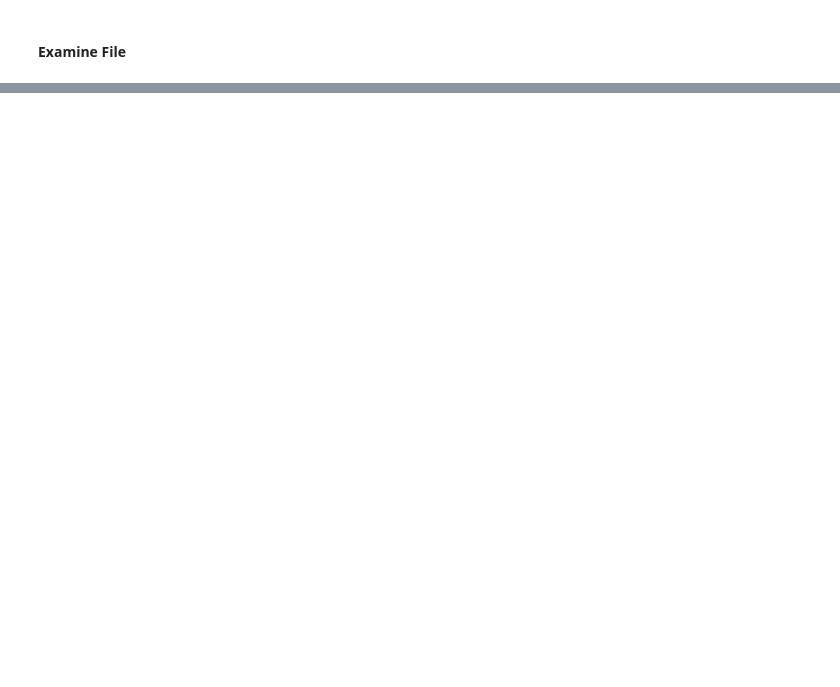
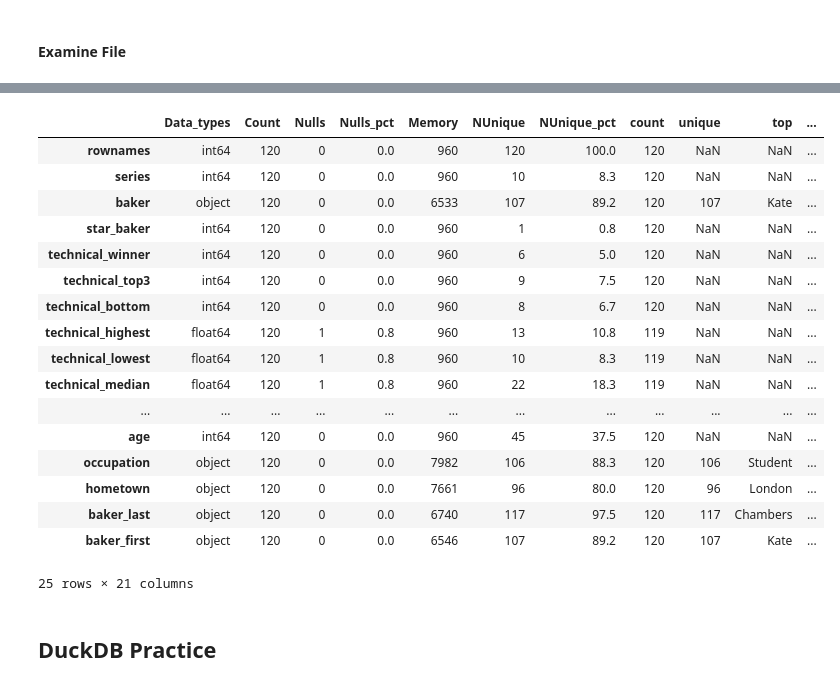
Before and after one commit to tanickell/Data-Science-Portfolio-C22, a Jupyter notebook: 00-Misc/Practice-CSV-Importing-and-Verifying.ipynb, the cells around one changed output, grey strips where cells are left out. Saved outputs shown, nothing was run; the diff lists cells and outputs as text; code cells hidden in the pictures; blank space fills up the shorter version.

Commit message:
Practice CSV Pass 03 (2026-11-12).

```diff
--- a/00-Misc/Practice-CSV-Importing-and-Verifying.ipynb
+++ b/00-Misc/Practice-CSV-Importing-and-Verifying.ipynb
@@ -57,0 +175,3 @@ rownames,year,election_result,presidential_approval,poll_average
+# %%
+url2 = "https://vincentarelbundock.github.io/Rdatasets/csv/bakeoff/bakers.csv"
+url2
@@ -255,0 +201,3 @@ cid  name      type     notnull  dflt_value  pk
+# %%
+csv_file_2 = url2.split("/")[-1]
+csv_file_2
@@ -255,0 +206,2 @@ cid  name      type     notnull  dflt_value  pk
+# %%
+df_bakers = pd.read_csv( csv_file_2 )
@@ -255,0 +246,23 @@ cid  name      type     notnull  dflt_value  pk
+# %%
+metadata.metadata( df_bakers )
+# %% [output]
+|  | Data_types | Count | Nulls | Nulls_pct | Memory | NUnique | NUnique_pct | count | unique | top | ... |
+| rownames | int64 | 120 | 0 | 0.0 | 960 | 120 | 100.0 | 120 | NaN | NaN | ... |
+| series | int64 | 120 | 0 | 0.0 | 960 | 10 | 8.3 | 120 | NaN | NaN | ... |
+| baker | object | 120 | 0 | 0.0 | 6533 | 107 | 89.2 | 120 | 107 | Kate | ... |
+| star_baker | int64 | 120 | 0 | 0.0 | 960 | 1 | 0.8 | 120 | NaN | NaN | ... |
+| technical_winner | int64 | 120 | 0 | 0.0 | 960 | 6 | 5.0 | 120 | NaN | NaN | ... |
+| technical_top3 | int64 | 120 | 0 | 0.0 | 960 | 9 | 7.5 | 120 | NaN | NaN | ... |
+| technical_bottom | int64 | 120 | 0 | 0.0 | 960 | 8 | 6.7 | 120 | NaN | NaN | ... |
+| technical_highest | float64 | 120 | 1 | 0.8 | 960 | 13 | 10.8 | 119 | NaN | NaN | ... |
+| technical_lowest | float64 | 120 | 1 | 0.8 | 960 | 10 | 8.3 | 119 | NaN | NaN | ... |
+| technical_median | float64 | 120 | 1 | 0.8 | 960 | 22 | 18.3 | 119 | NaN | NaN | ... |
+| ... | ... | ... | ... | ... | ... | ... | ... | ... | ... | ... | ... |
+| age | int64 | 120 | 0 | 0.0 | 960 | 45 | 37.5 | 120 | NaN | NaN | ... |
+| occupation | object | 120 | 0 | 0.0 | 7982 | 106 | 88.3 | 120 | 106 | Student | ... |
+| hometown | object | 120 | 0 | 0.0 | 7661 | 96 | 80.0 | 120 | 96 | London | ... |
+| baker_last | object | 120 | 0 | 0.0 | 6740 | 117 | 97.5 | 120 | 117 | Chambers | ... |
+| baker_first | object | 120 | 0 | 0.0 | 6546 | 107 | 89.2 | 120 | 107 | Kate | ... |
+25 rows × 21 columns
+# %% [markdown]
+## DuckDB Practice
```
Also changed, not shown: parts of 72 cells of this notebook.
